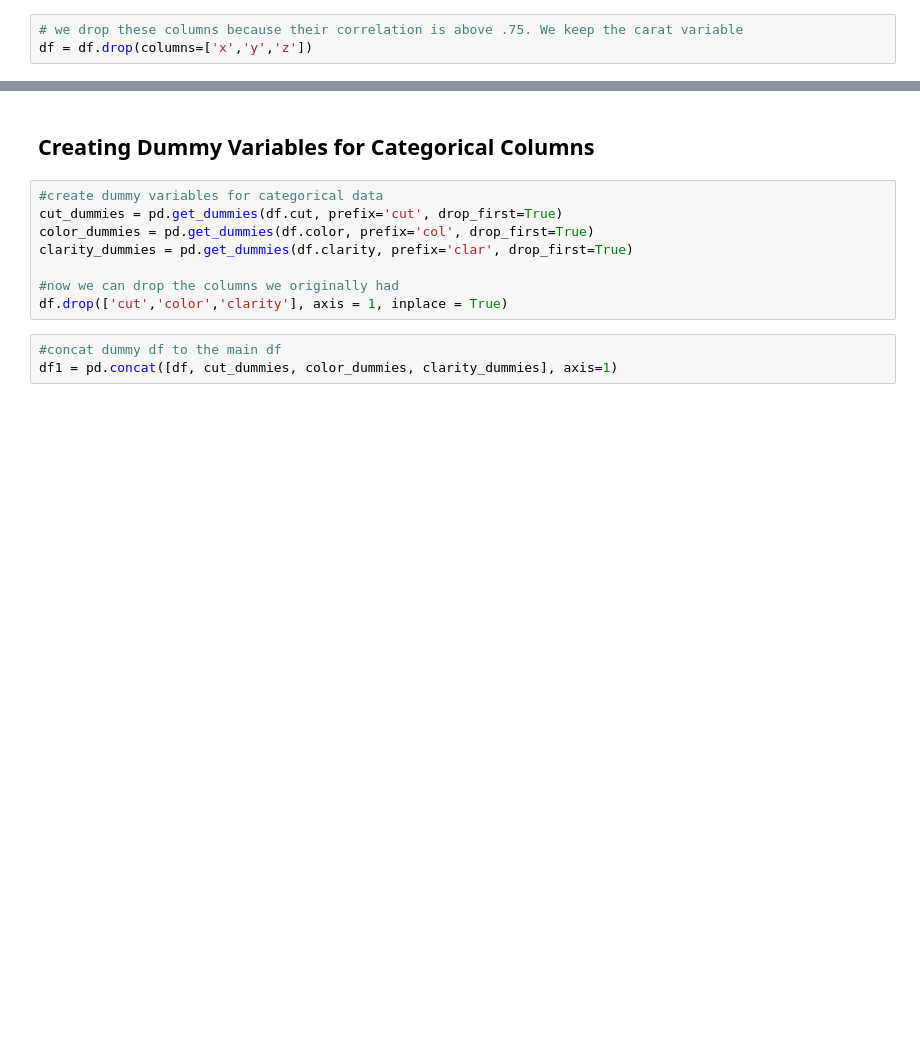
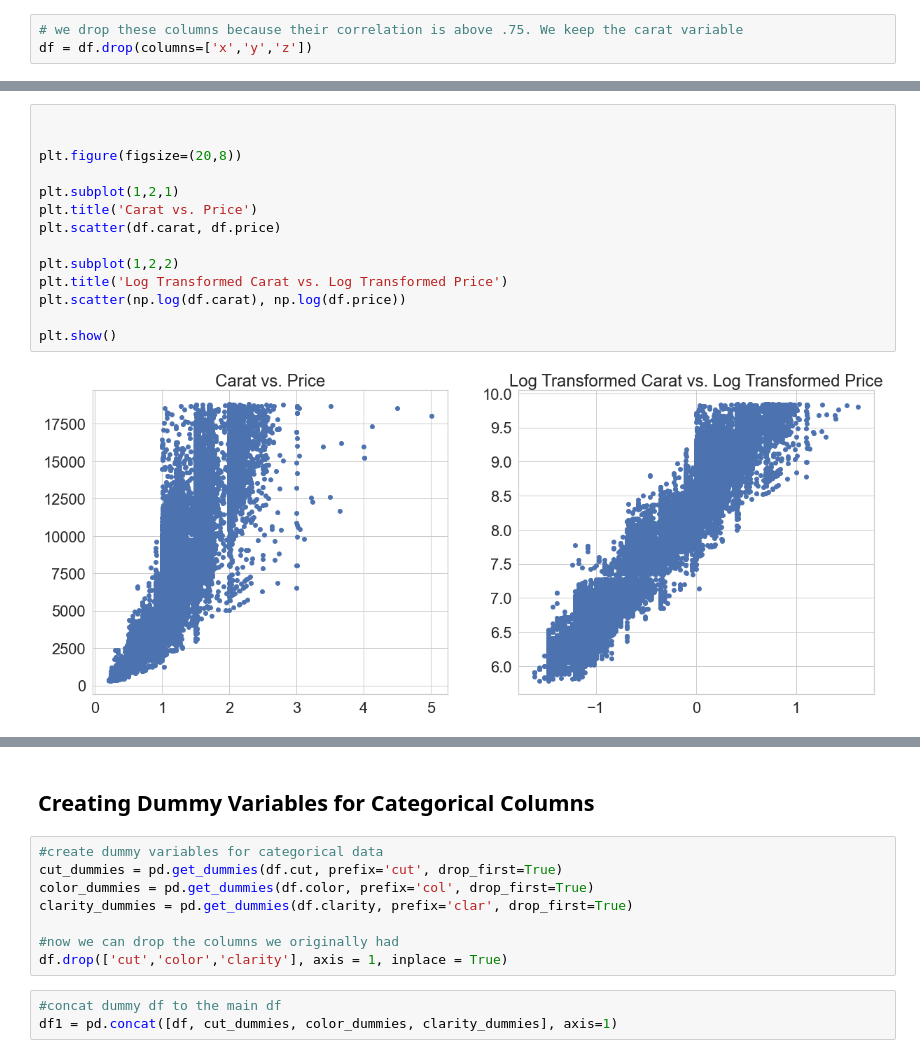
Before and after one commit to chrispfchung/diamonds-regression-project, a Jupyter notebook: Lin_reg_project_code_bpb-modeling.ipynb, the cells around one changed output, grey strips where cells are left out. Drawn from its saved outputs; the diff is of its cells as text; blank space fills up the shorter version.

```diff
--- a/Lin_reg_project_code_bpb-modeling.ipynb
+++ b/Lin_reg_project_code_bpb-modeling.ipynb
@@ -14,0 +28,16 @@ df = df.drop(columns=['x','y','z'])
+# %%
+
+
+plt.figure(figsize=(20,8))
+
+plt.subplot(1,2,1)
+plt.title('Carat vs. Price')
+plt.scatter(df.carat, df.price)
+
+plt.subplot(1,2,2)
+plt.title('Log Transformed Carat vs. Log Transformed Price')
+plt.scatter(np.log(df.carat), np.log(df.price))
+
+plt.show()
+# %% [output]
+[figure, added]
```
Also changed, not shown: parts of 28 cells of this notebook, 1 other file.
